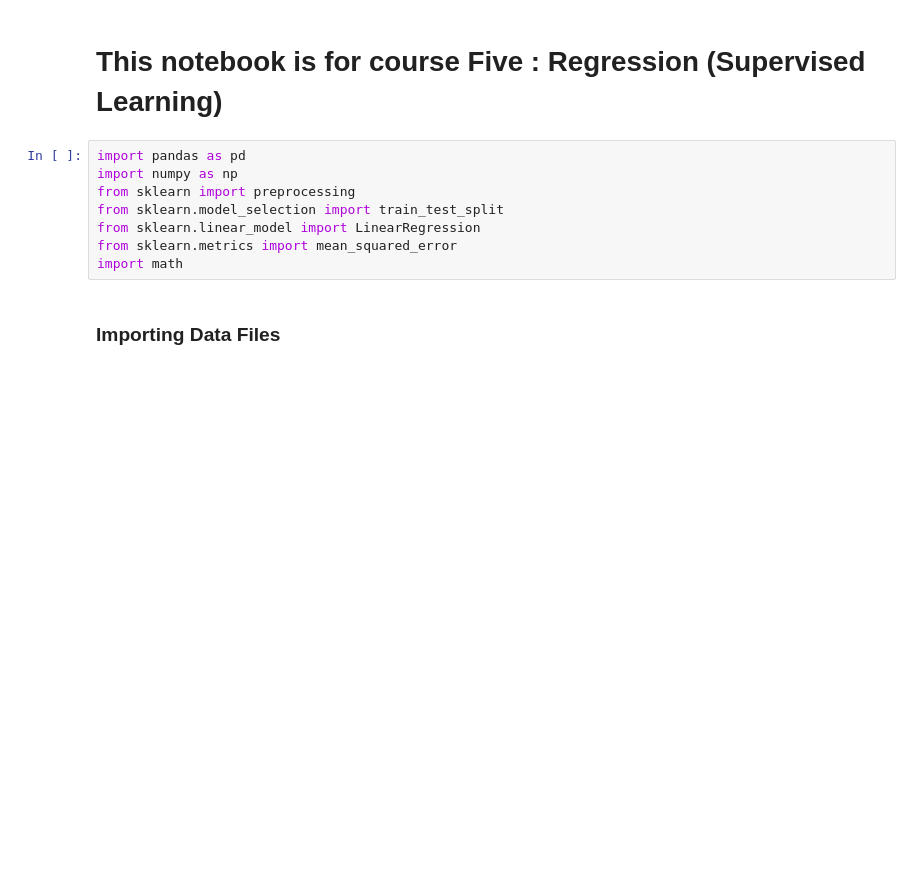
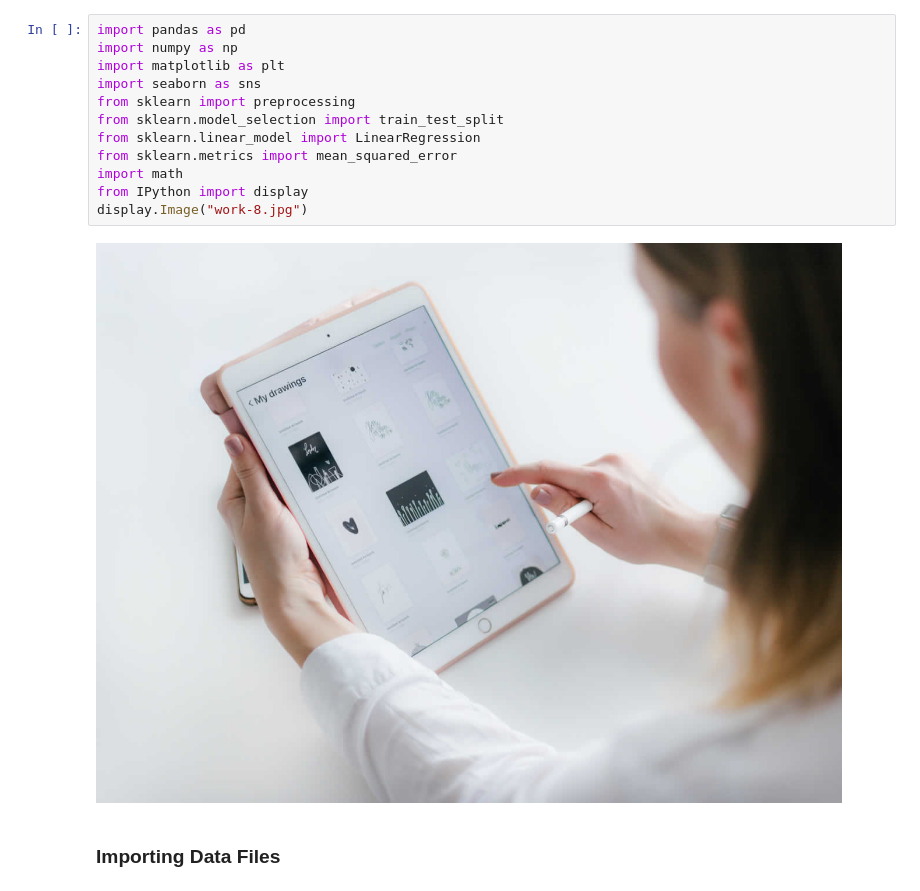
Before and after one commit to benjaminjvdm/portfolio, a Jupyter notebook: Machine Learning/Predict Customer Spend given Consumer Data/Predict Customer Spend given Consumer Data.ipynb, the cells around one changed output. Cells and saved outputs as stored; diff of their text form; blank space fills up the shorter version.

```diff
--- a/Machine Learning/Predict Customer Spend given Consumer Data/Predict Customer Spend given Consumer Data.ipynb
+++ b/Machine Learning/Predict Customer Spend given Consumer Data/Predict Customer Spend given Consumer Data.ipynb
@@ -1,13 +1,17 @@
-# %% [markdown]
-# This notebook is for course Five : Regression (Supervised Learning)
 # %%
 import pandas as pd
 import numpy as np
+import matplotlib as plt
+import seaborn as sns
 from sklearn import preprocessing
 from sklearn.model_selection import train_test_split
 from sklearn.linear_model import LinearRegression
 from sklearn.metrics import mean_squared_error
 import math
+from IPython import display
+display.Image("work-8.jpg")
+# %% [output]
+[figure, added]
 # %% [markdown]
 ### Importing Data Files
 # %%
```
Also changed, not shown: parts of 17 cells of this notebook.
